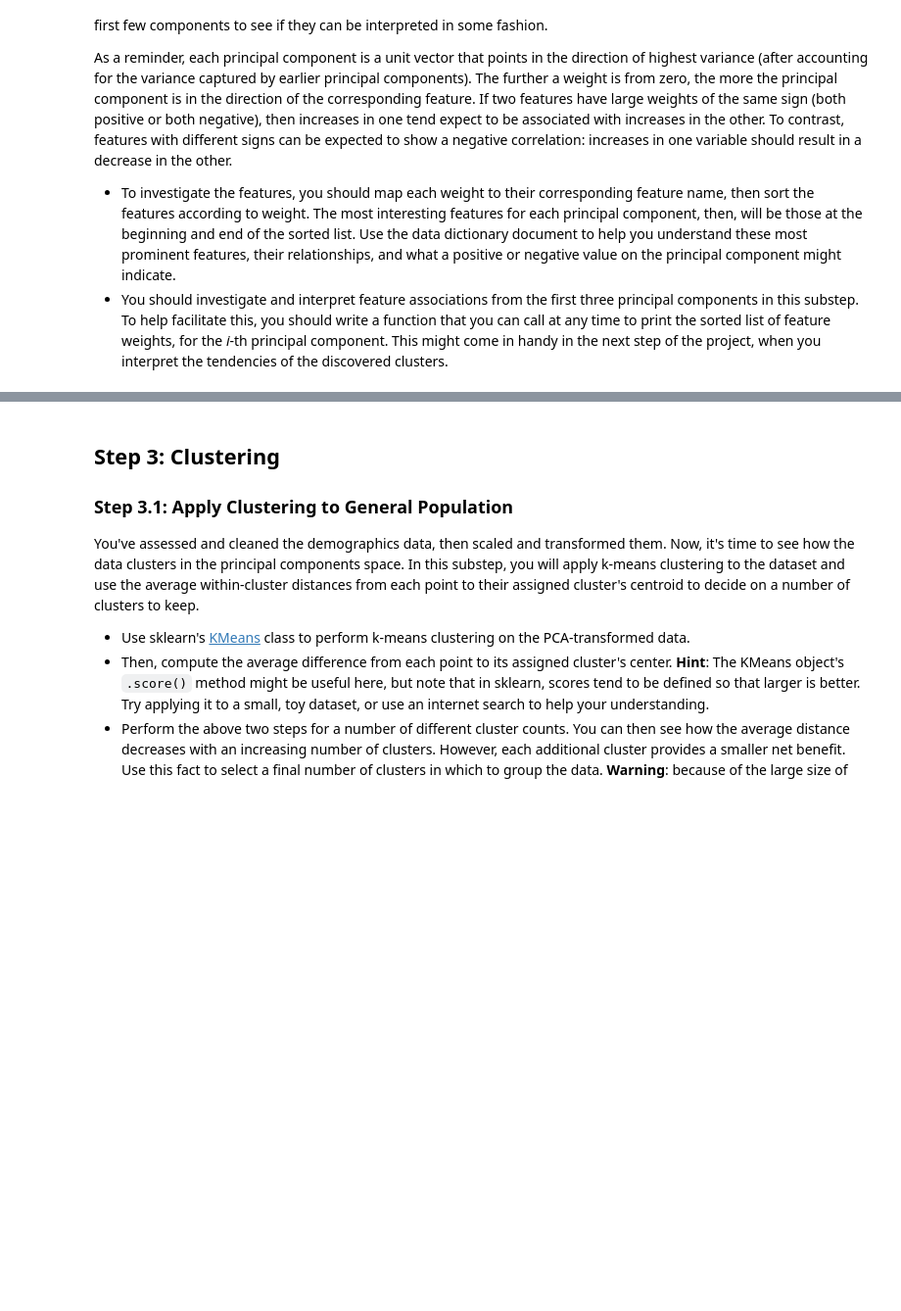
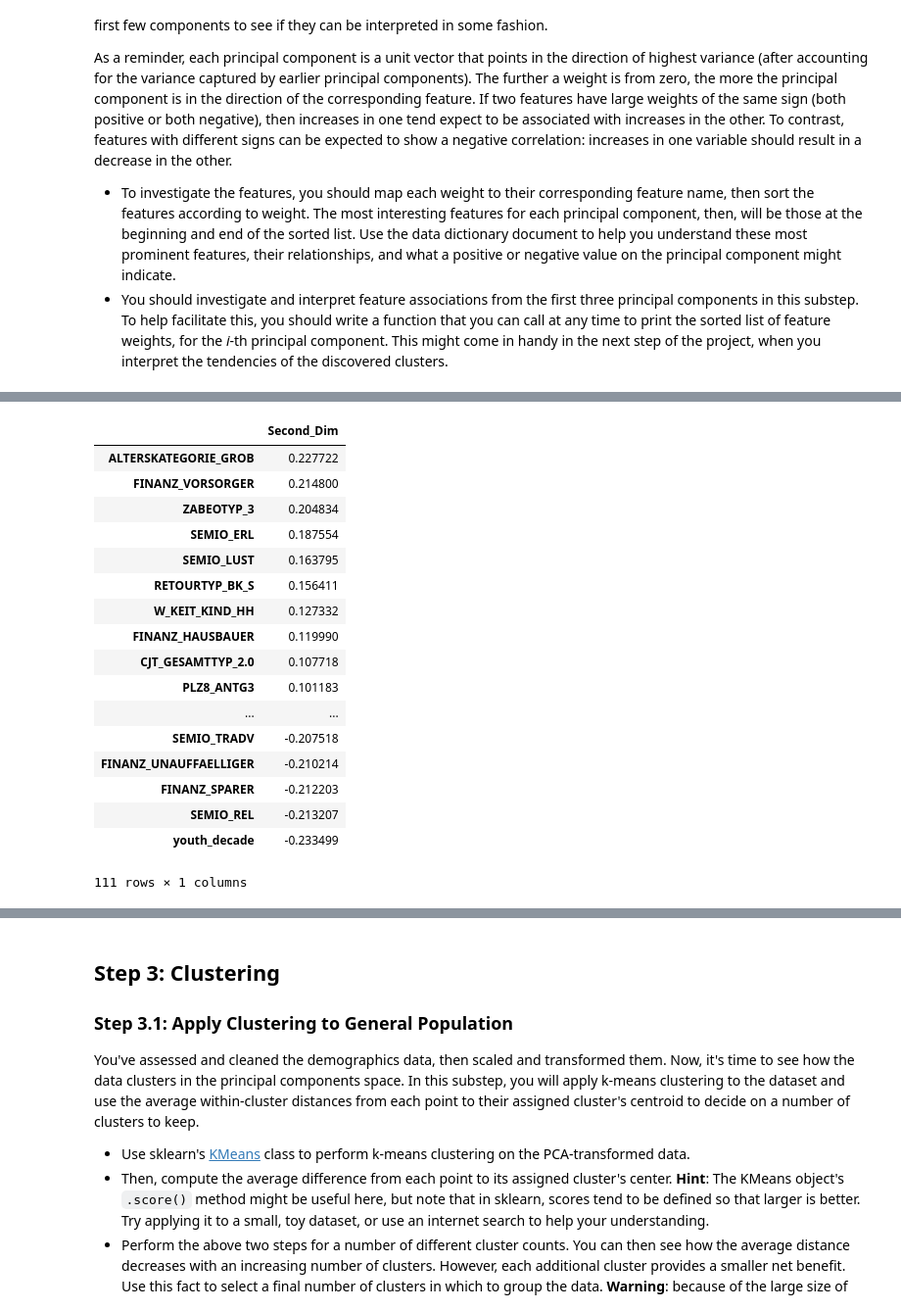
Before and after one commit to cemtekesin/Identify_Customer_Segments, a Jupyter notebook: Identify_Customer_Segments.ipynb, the cells around one changed output, grey strips where cells are left out. Shown: that part at 98% size. Saved outputs shown, nothing was run; the diff lists cells and outputs as text; code cells hidden in the pictures; blank space fills up the shorter version.

```diff
--- a/Identify_Customer_Segments.ipynb
+++ b/Identify_Customer_Segments.ipynb
@@ -875,6 +1000,30 @@ As a reminder, each principal component is a unit vector that points in the dire
 # %%
 # Map weights for the second principal component to corresponding feature names
 # and then print the linked values, sorted by weight.
+#This is second dimension
+comp_2=pd.DataFrame(pca_model.components_[1])
+comp_2.rename(columns={0:'Second_Dim'}, inplace=True)
+comp_2.index=azdias_cleaned_scaled.columns
+comp_2.sort_values(by='Second_Dim',ascending=False)
+# %% [output]
+|  | Second_Dim |
+| ALTERSKATEGORIE_GROB | 0.227722 |
+| FINANZ_VORSORGER | 0.214800 |
+| ZABEOTYP_3 | 0.204834 |
+| SEMIO_ERL | 0.187554 |
+| SEMIO_LUST | 0.163795 |
+| RETOURTYP_BK_S | 0.156411 |
+| W_KEIT_KIND_HH | 0.127332 |
+| FINANZ_HAUSBAUER | 0.119990 |
+| CJT_GESAMTTYP_2.0 | 0.107718 |
+| PLZ8_ANTG3 | 0.101183 |
+| ... | ... |
+| SEMIO_TRADV | -0.207518 |
+| FINANZ_UNAUFFAELLIGER | -0.210214 |
+| FINANZ_SPARER | -0.212203 |
+| SEMIO_REL | -0.213207 |
+| youth_decade | -0.233499 |
+111 rows × 1 columns
 # %%
 # Map weights for the third principal component to corresponding feature names
 # and then print the linked values, sorted by weight.
```
Also changed, not shown: parts of 28 cells of this notebook.
